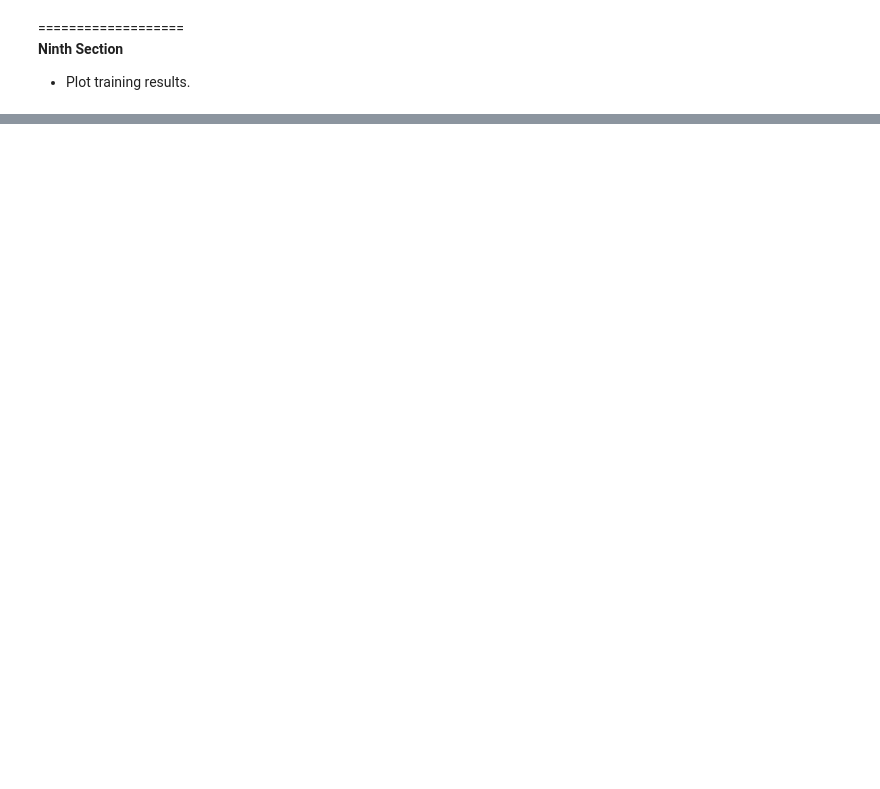
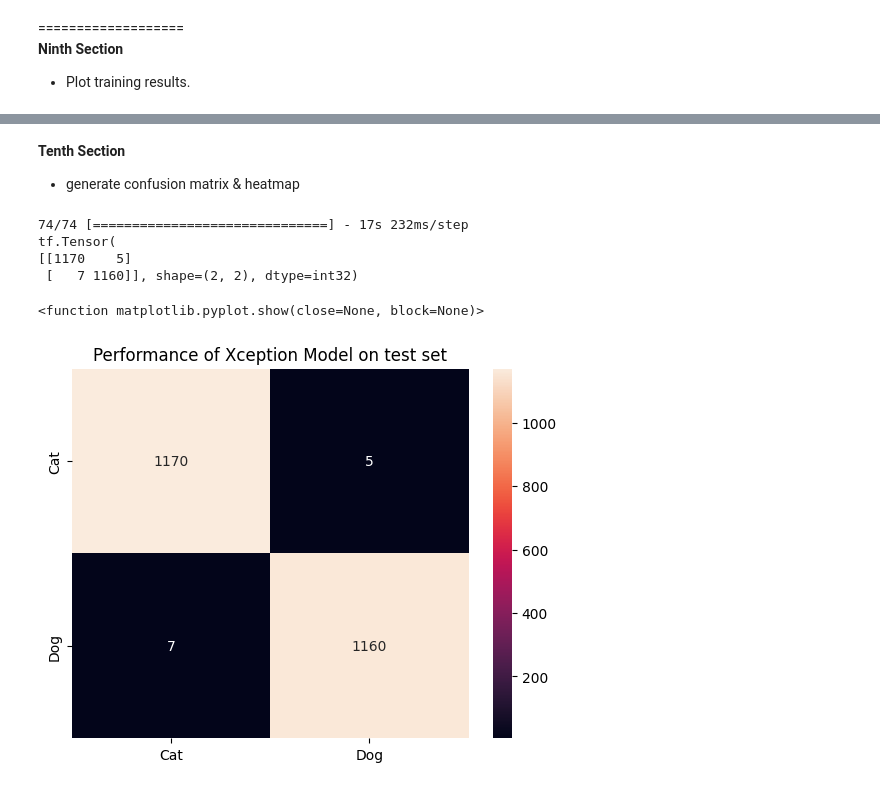
Before and after one commit to absentwallaby/AI_Bits, a Jupyter notebook: CatsDogs_25kPhotos.ipynb, the cells around one changed output, grey strips where cells are left out. Saved outputs shown, nothing was run; the diff lists cells and outputs as text; code cells hidden in the pictures; blank space fills up the shorter version.

```diff
--- a/CatsDogs_25kPhotos.ipynb
+++ b/CatsDogs_25kPhotos.ipynb
@@ -395,0 +406,39 @@ fig.savefig(fname=fig_filename)
+# %% [markdown]
+**Tenth Section**
+- generate confusion matrix & heatmap
+# %%
+# @title
+import matplotlib.pyplot as plt
+import seaborn as sns
+import numpy as np
+
+#get predictions
+predictResults=model.predict(test_ds)
+#if < 0.5 then 0, otherwise 1
+predictions = tf.where(predictResults.flatten() < 0.5, 0, 1)
+# convert to 1D array (needed for confusion matrix)
+predictions=tf.reshape(predictions,-1)
+
+#get all labels of the dataset
+labels_iterator= test_ds.unbatch().map(lambda x_int, y_str: y_str).as_numpy_iterator()
+labels = np.array(list(labels_iterator))
+
+#print(len(labels))
+#print(len(predictions))
+
+#generate the confusion matrix
+cf=tf.math.confusion_matrix(labels,predictions)
+print(cf)
+
+#generate the heatmap
+sns.heatmap(cf, annot= True, xticklabels = class_names, fmt='.10g',
+           yticklabels = class_names)
+plt.title(f'Performance of {archDisplayName} Model on test set')
+plt.show
+# %% [output]
+74/74 [==============================] - 17s 232ms/step
+tf.Tensor(
+[[1170    5]
+ [   7 1160]], shape=(2, 2), dtype=int32)
+<function matplotlib.pyplot.show(close=None, block=None)>
+[figure, added]
```
Also changed, not shown: parts of 7 cells of this notebook.
